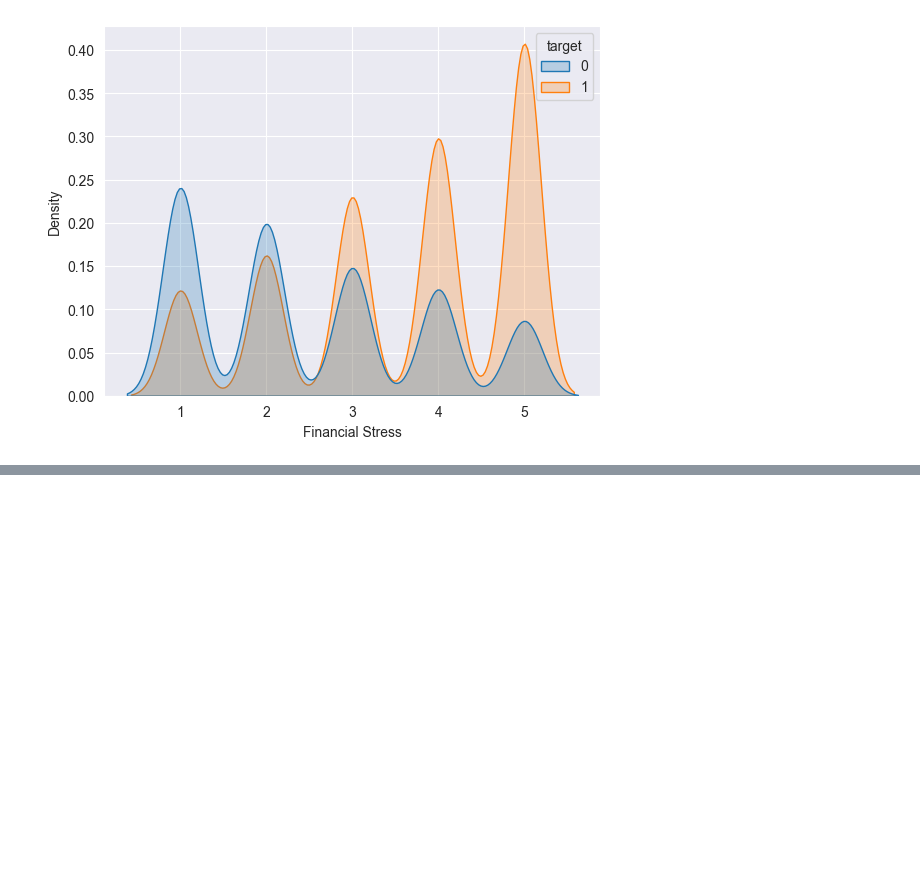
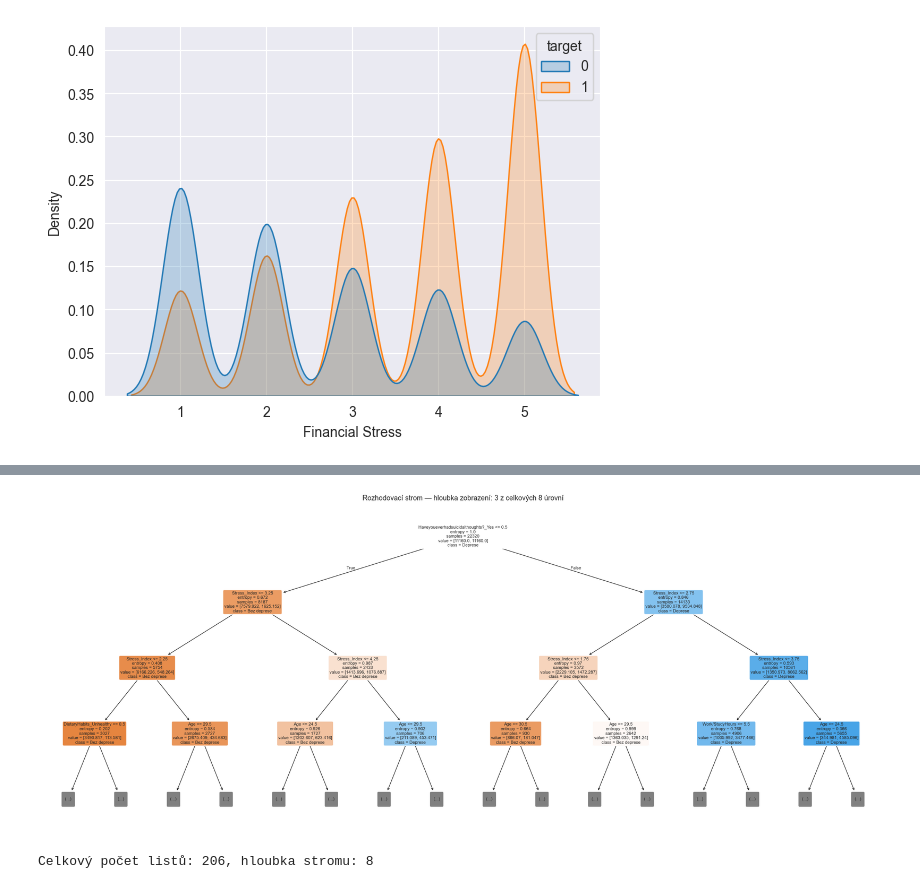
Before and after one commit to Nurofenkkk/VSE, a Jupyter notebook: ML2.ipynb, the cells around one changed output, grey strips where cells are left out. Cells and saved outputs as stored; diff of their text form; code cells hidden in the pictures; blank space fills up the shorter version.

```diff
--- a/ML2.ipynb
+++ b/ML2.ipynb
@@ -124,0 +821,11 @@ sns.kdeplot(data=df, x='Financial Stress', hue='target', fill=True)
+# %%
+from sklearn.dummy import DummyClassifier
+from sklearn.metrics import classification_report
+
+# --- Baseline model ---
+dummy = DummyClassifier(strategy="stratified", random_state=42)
+dummy.fit(X_train_ohe, y_train)
+
+y_pred_dummy = dummy.predict(X_test_ohe)
+print("=== Baseline (DummyClassifier — stratified) ===")
+print(classification_report(y_test, y_pred_dummy, target_names=["Bez deprese (0)", "Deprese (1)"]))
@@ -124,0 +935,27 @@ sns.kdeplot(data=df, x='Financial Stress', hue='target', fill=True)
+# %%
+from sklearn.tree import plot_tree
+
+fig, ax = plt.subplots(figsize=(22, 9))
+plot_tree(
+    dt_best,
+    feature_names=list(X_train_ohe.columns),
+    class_names=["Bez deprese", "Deprese"],
+    filled=True,
+    max_depth=3,
+    fontsize=8,
+    impurity=True,
+    proportion=False,
+    rounded=True,
+    ax=ax,
+)
+ax.set_title(
+    f"Rozhodovací strom — hloubka zobrazení: 3 z celkových {dt_best.get_depth()} úrovní",
+    fontsize=13
+)
+plt.tight_layout()
+plt.savefig("decision_tree.png", dpi=150, bbox_inches="tight")
+plt.show()
+print(f"Celkový počet listů: {dt_best.get_n_leaves()}, hloubka stromu: {dt_best.get_depth()}")
+# %% [output]
+[figure, added]
+Celkový počet listů: 206, hloubka stromu: 8
```
Also changed, not shown: parts of 51 cells of this notebook, 14 other files.
